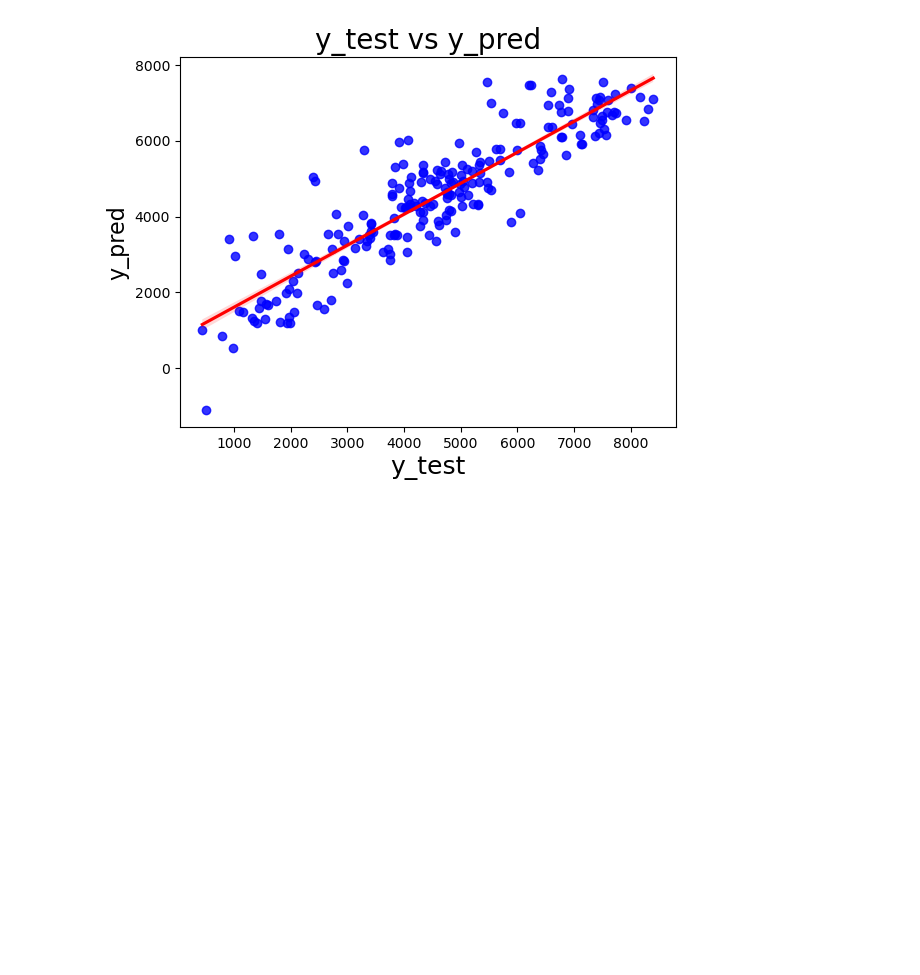
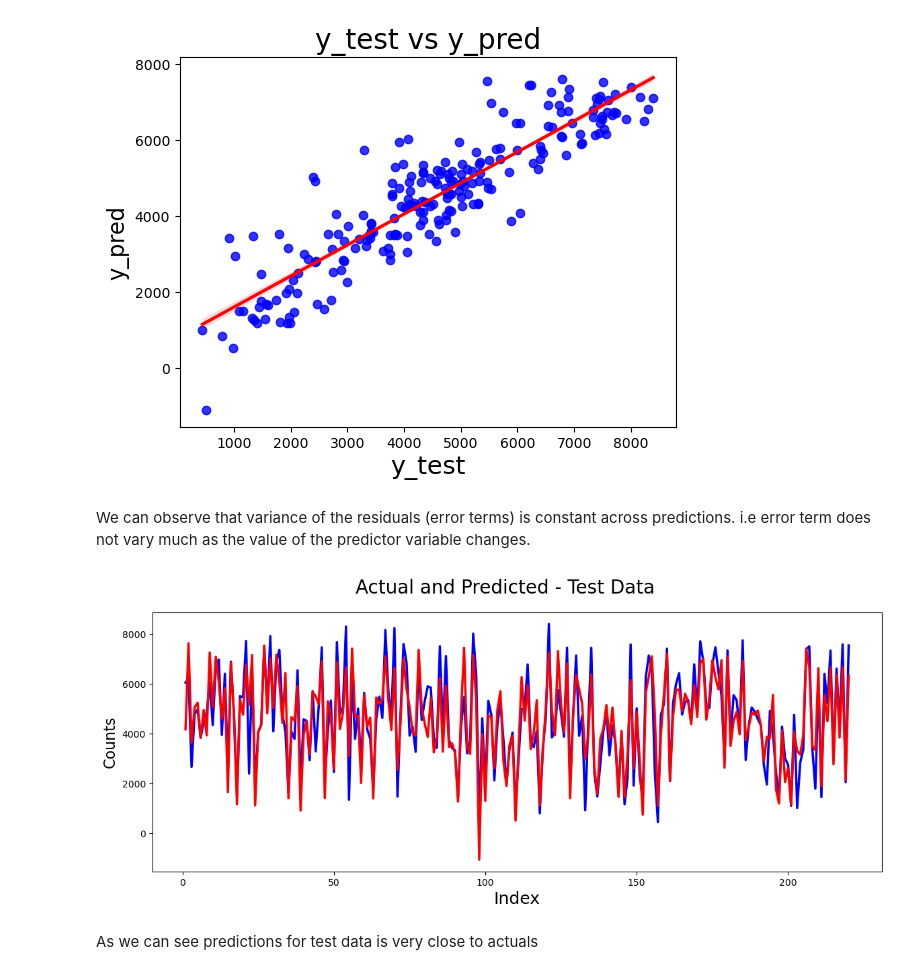
Before and after one commit to balagorrepati/BikeSharing, a Jupyter notebook: Bike Sharing Assignment.ipynb, the cells around one changed output. Saved outputs shown, nothing was run; the diff lists cells and outputs as text; code cells hidden in the pictures; blank space fills up the shorter version.

```diff
--- a/Bike Sharing Assignment.ipynb
+++ b/Bike Sharing Assignment.ipynb
@@ -709,3 +758,3 @@ X_test[cols]
 # %%
 #Predict the values for test data
-X_test_sm = sm.add_constant(X_test[cols])
+y_test_pred = lr.predict(X_test[cols_rfe])
@@ -719,11 +773,3 @@ r2_score(y_test, y_pred)
 # Step 8: Model Evaluation
 
 Let's now plot the graph for actual versus predicted values.
-# %%
-# Plotting y_test and y_pred to understand the spread
-
-fig = plt.figure()
-plt.scatter(y_test, y_pred)
-fig.suptitle('y_test vs y_pred', fontsize = 20)
-plt.xlabel('y_test', fontsize = 18)
-plt.ylabel('y_pred', fontsize = 16)
@@ -764,3 +785,23 @@ plt.ylabel('y_pred', fontsize=16)
 plt.show()
 # %% [output]
 [figure]
+# %% [markdown]
+We can observe that variance of the residuals (error terms) is constant across predictions. i.e error term does not vary much as the value of the predictor variable changes.
+# %%
+#Function to plot Actual vs Predicted
+#Takes Actual and PRedicted values as input along with the scale and Title to indicate which data
+def plot_act_pred(act,pred,scale,dataname):
+    c = [i for i in range(1,scale,1)]
+    fig = plt.figure(figsize=(14,5))
+    plt.plot(c,act, color="blue", linewidth=2.5, linestyle="-")
+    plt.plot(c,pred, color="red",  linewidth=2.5, linestyle="-")
+    fig.suptitle('Actual and Predicted - '+dataname, fontsize=20)              # Plot heading
+    plt.xlabel('Index', fontsize=18)                               # X-label
+    plt.ylabel('Counts', fontsize=16)                               # Y-label
+# %%
+#Plot Actual vs Predicted for Test Data
+plot_act_pred(y_test,y_test_pred,len(y_test)+1,'Test Data')
+# %% [output]
+[figure, added]
+# %% [markdown]
+As we can see predictions for test data is very close to actuals
```
Also changed, not shown: parts of 40 cells of this notebook, 3 other files.
